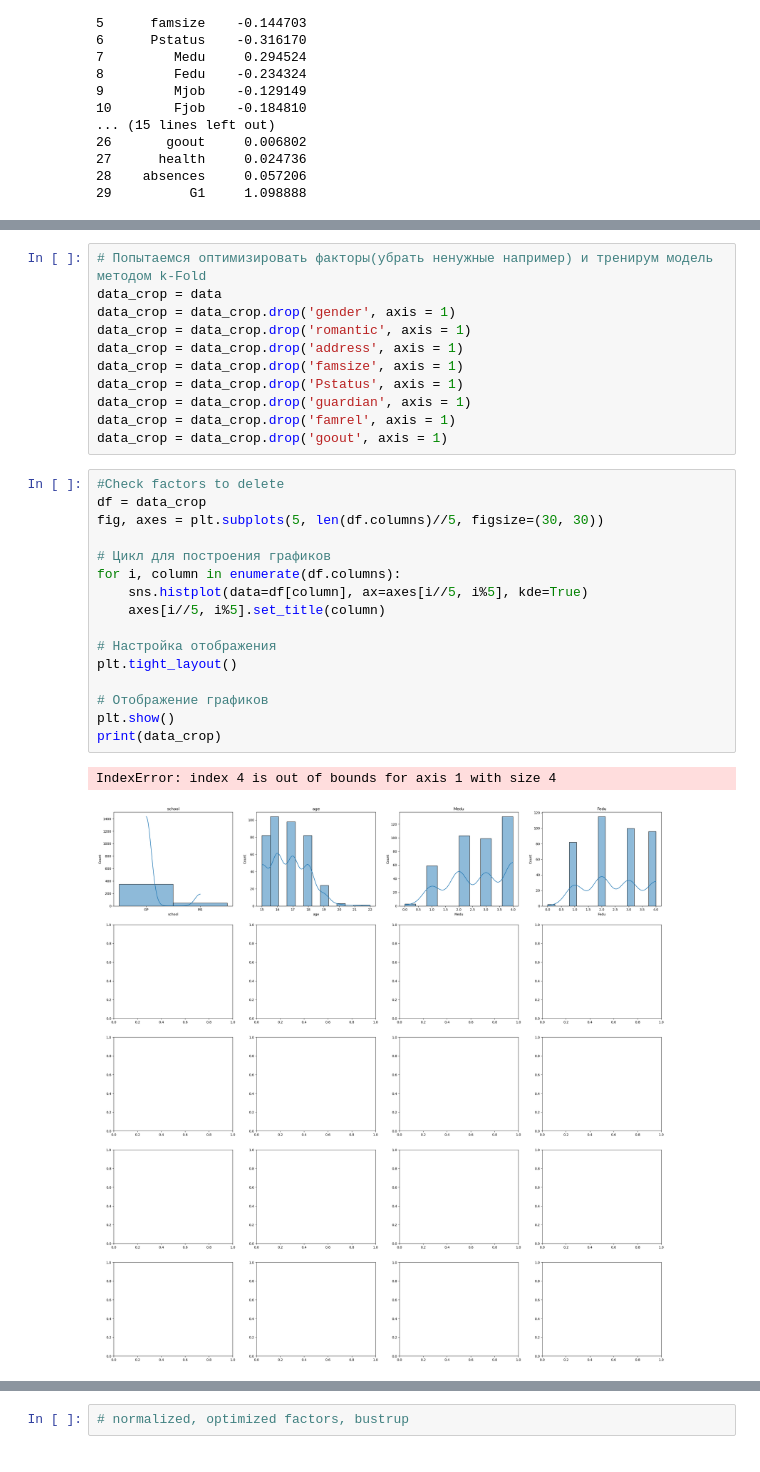
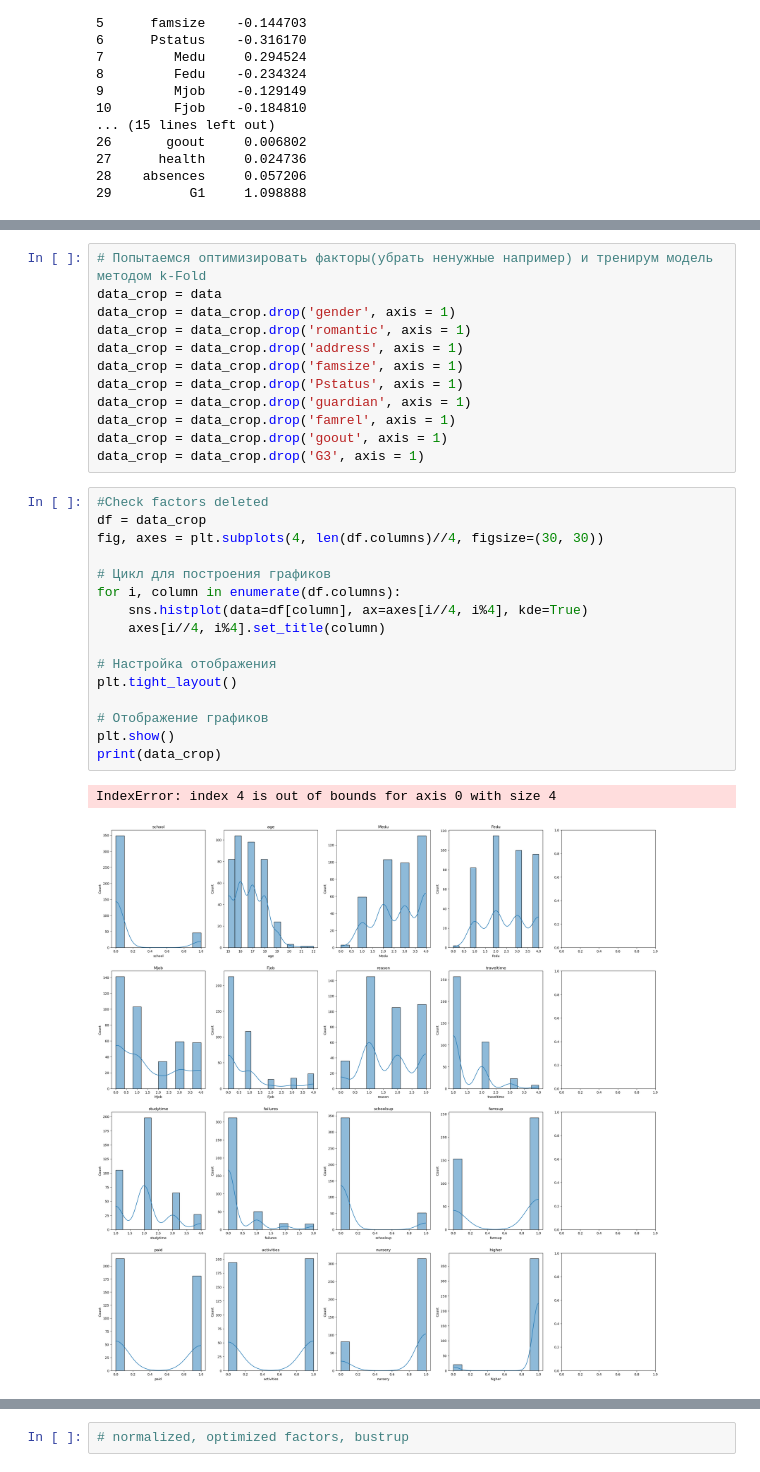
Before and after one commit to Mover-R/Predict-Mark-Linear_Regression, a Jupyter notebook: OwnModel.ipynb, the cells around one changed output, grey strips where cells are left out. Drawn from its saved outputs; the diff is of its cells as text.

```diff
--- a/OwnModel.ipynb
+++ b/OwnModel.ipynb
@@ -246,22 +244,23 @@ data_crop = data_crop.drop('Pstatus', axis = 1)
 data_crop = data_crop.drop('guardian', axis = 1)
 data_crop = data_crop.drop('famrel', axis = 1)
 data_crop = data_crop.drop('goout', axis = 1)
+data_crop = data_crop.drop('G3', axis = 1)
 # %%
-#Check factors to delete
+#Check factors deleted
 df = data_crop
-fig, axes = plt.subplots(5, len(df.columns)//5, figsize=(30, 30))
+fig, axes = plt.subplots(4, len(df.columns)//4, figsize=(30, 30))
 
 # Цикл для построения графиков
 for i, column in enumerate(df.columns):
-    sns.histplot(data=df[column], ax=axes[i//5, i%5], kde=True)
-    axes[i//5, i%5].set_title(column)
+    sns.histplot(data=df[column], ax=axes[i//4, i%4], kde=True)
+    axes[i//4, i%4].set_title(column)
 
 # Настройка отображения
 plt.tight_layout()
 
 # Отображение графиков
 plt.show()
 print(data_crop)
 # %% [output]
-IndexError: index 4 is out of bounds for axis 1 with size 4
+IndexError: index 4 is out of bounds for axis 0 with size 4
-[figure, old version]
+[figure, new version]
```
Also changed, not shown: parts of 7 cells of this notebook, 2 other files.
